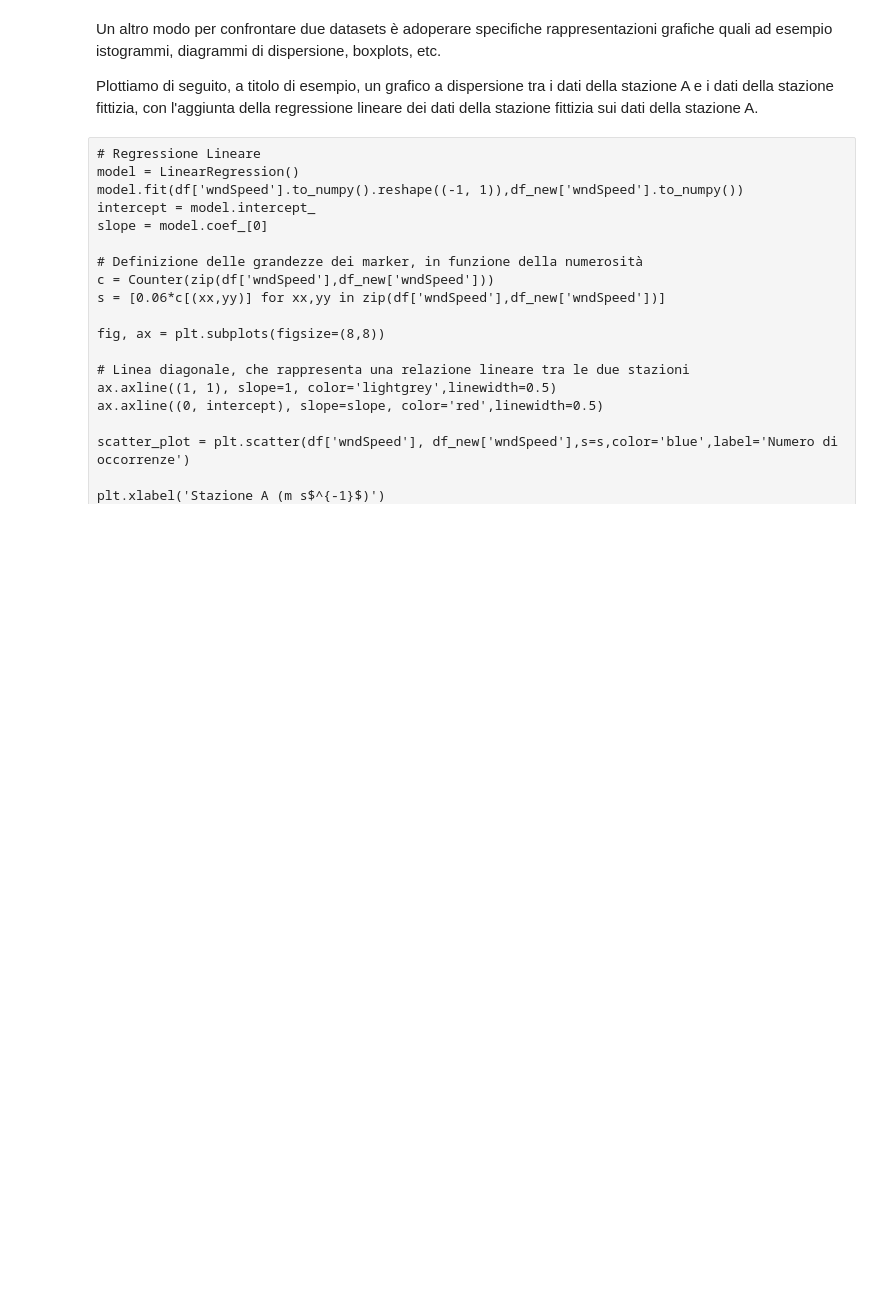
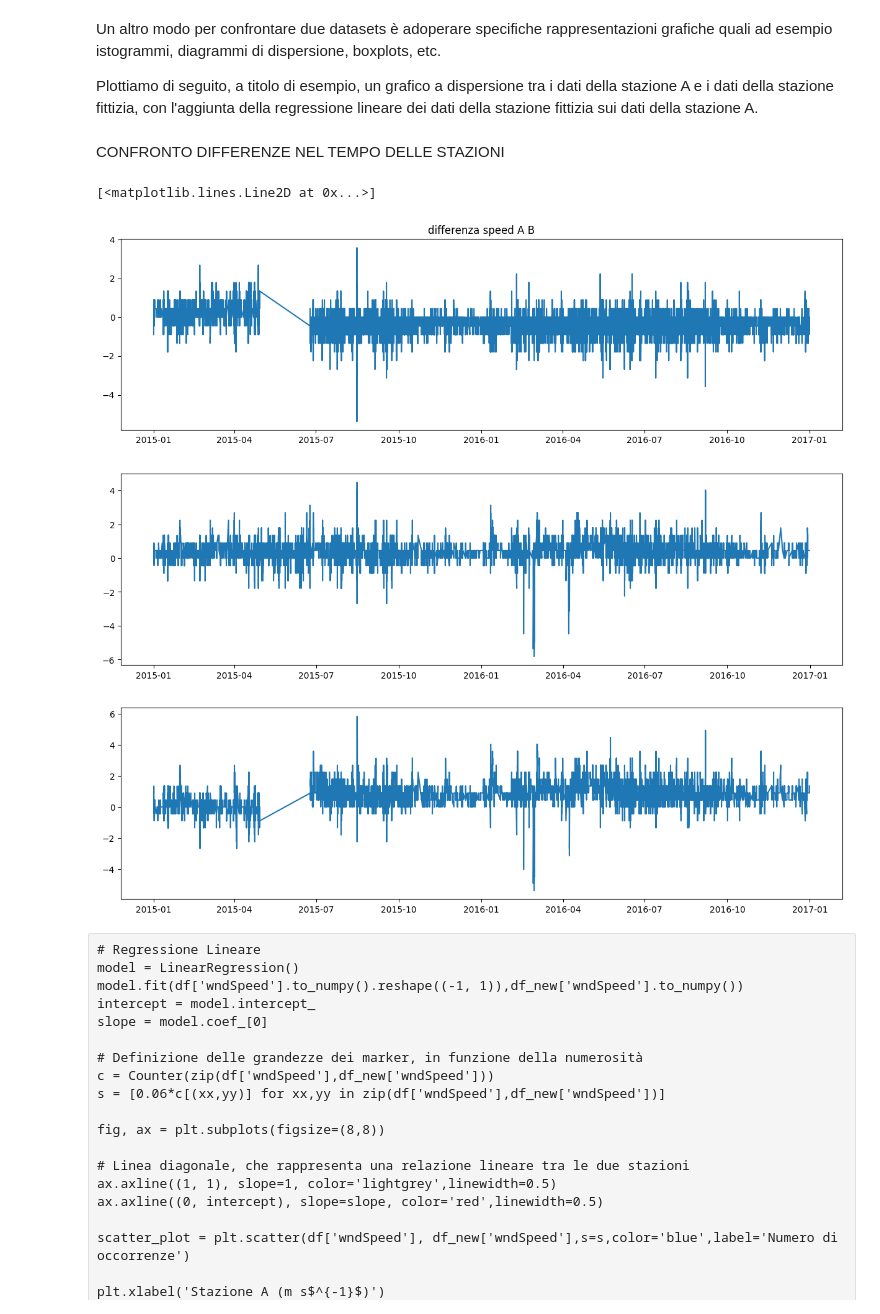
Before and after one commit to FedeJack06/Laboratorio-di-Fisica-dell-Atmosfera, a Jupyter notebook: 1esp/Notebook_Stazioni_Davis.ipynb, the cells around one changed output. Saved outputs shown, nothing was run; the diff lists cells and outputs as text; code cells hidden in the pictures; blank space fills up the shorter version.

```diff
--- a/1esp/Notebook_Stazioni_Davis.ipynb
+++ b/1esp/Notebook_Stazioni_Davis.ipynb
@@ -1266,6 +1285,32 @@ Riferimento C
 Un altro modo per confrontare due datasets è adoperare specifiche rappresentazioni grafiche quali ad esempio istogrammi, diagrammi di dispersione, boxplots, etc.
 
 Plottiamo di seguito, a titolo di esempio, un grafico a dispersione tra i dati della stazione A e i dati della stazione fittizia, con l'aggiunta della regressione lineare dei dati della stazione fittizia sui dati della stazione A.
+# %% [markdown]
+CONFRONTO DIFFERENZE NEL TEMPO DELLE STAZIONI
+# %%
+A = globals()["df_A_year_interval30_good"]
+B = globals()["df_B_year_interval30_good"]
+C = globals()["df_C_year_interval30_good"]
+
+df_merged = pd.merge(A, B, on='Datetime', suffixes=('_A', '_B'))
+plt.figure(1, figsize=(15, 4))
+plt.plot(df_merged["Datetime"], np.subtract(df_merged["wndSpeed_A"], df_merged["wndSpeed_B"]))
+plt.title("differenza speed A B")
+
+df_merged = pd.merge(A, C, on='Datetime', suffixes=('_A', '_C'))
+plt.figure(2, figsize=(15, 4))
+plt.plot(df_merged["Datetime"], np.subtract(df_merged["wndSpeed_A"], df_merged["wndSpeed_C"]))
+plt.title("differenza speed A C")
+
+df_merged = pd.merge(B, C, on='Datetime', suffixes=('_B', '_C'))
+plt.figure(3, figsize=(15, 4))
+plt.plot(df_merged["Datetime"], np.subtract(df_merged["wndSpeed_B"], df_merged["wndSpeed_C"]))
+plt.title("differenza speed B C")
+# %% [output]
+[<matplotlib.lines.Line2D at 0x...>]
+[figure, added]
+[figure, added]
+[figure, added]
 # %% [raw]
 # Regressione Lineare
 model = LinearRegression()
```
Also changed, not shown: parts of 11 cells of this notebook, 3 other files.
